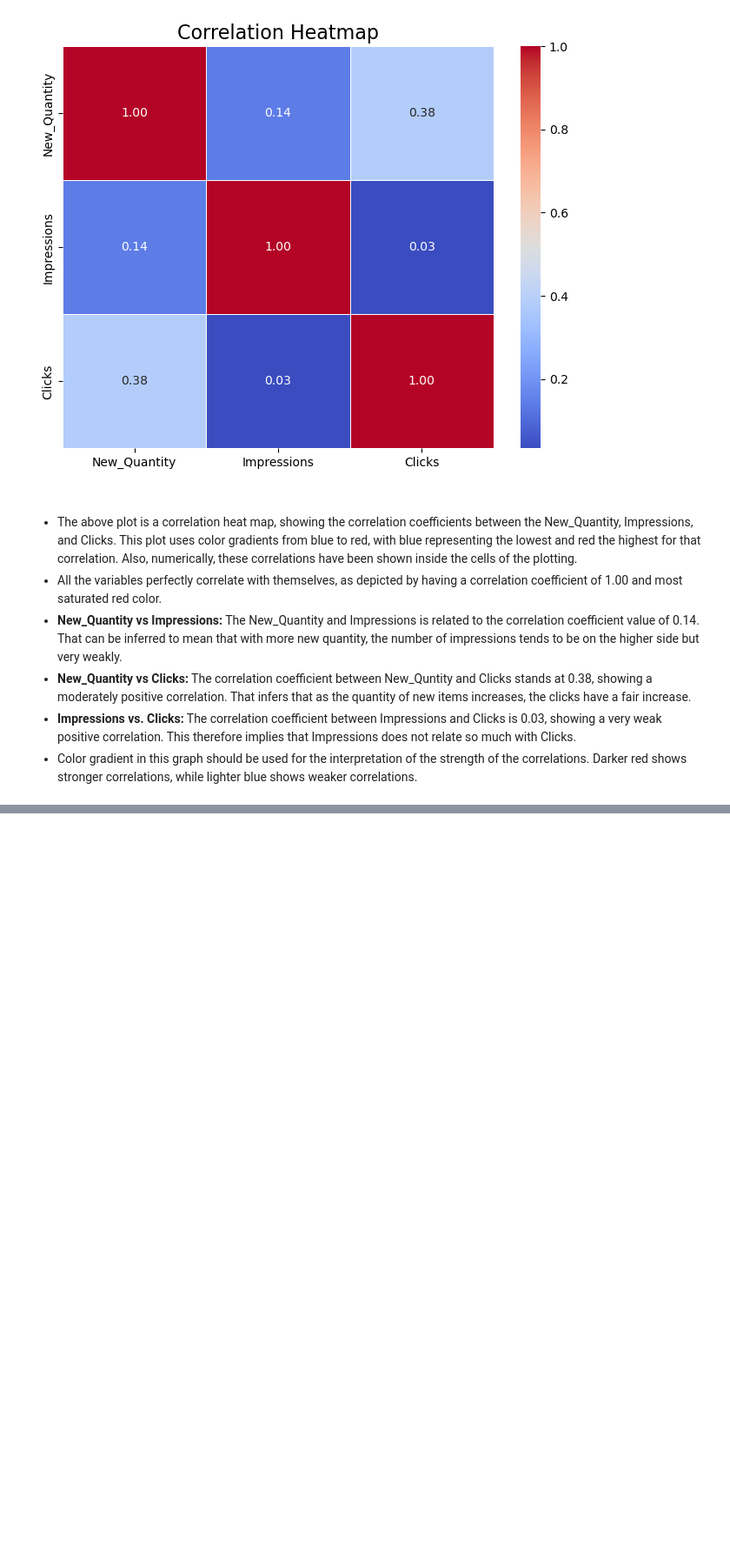
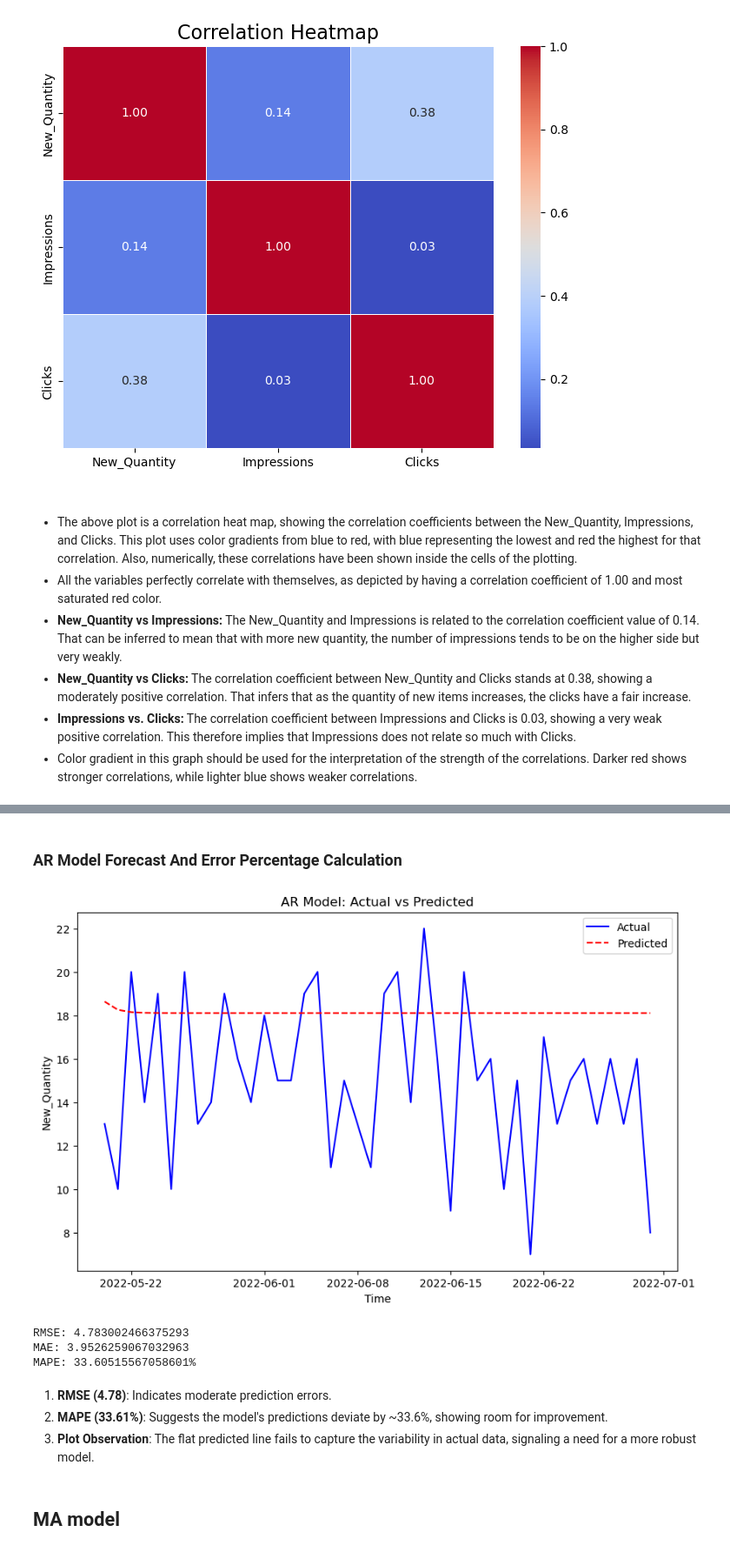
Before and after one commit to Shriya2524/Demand-forcasting, a Jupyter notebook: DEMAND_FORCASTING.ipynb, the cells around one changed output, grey strips where cells are left out. Shown at 87% size. Saved outputs shown, nothing was run; the diff lists cells and outputs as text; code cells hidden in the pictures; blank space fills up the shorter version.

```diff
--- a/DEMAND_FORCASTING.ipynb
+++ b/DEMAND_FORCASTING.ipynb
@@ -522,0 +585,10 @@ plt.show()
+# %%
+train = df['New_Quantity'][:-int(len(df) * 0.2)]  # 80% for training
+test = df['New_Quantity'][-int(len(df) * 0.2):]  # 20% for testing
+
+# Fit AutoReg (AR) model
+model = AutoReg(train, lags=1)  # lags=1 for a simple AR(1) model
+model_fit = model.fit()
+
+# Print model summary
+print(model_fit.summary())
@@ -522,0 +616,45 @@ plt.show()
+# %% [markdown]
+### AR Model Forecast And Error Percentage Calculation
+# %%
+predictions = model_fit.predict(start=len(train), end=len(df)-1, dynamic=False)
+
+# Plot the actual vs predicted values
+plt.figure(figsize=(10,6))
+plt.plot(test.index, test, label='Actual', color='blue')
+plt.plot(test.index, predictions, label='Predicted', color='red', linestyle='--')
+plt.title('AR Model: Actual vs Predicted')
+plt.xlabel('Time')
+plt.ylabel('New_Quantity')
+plt.legend()
+plt.show()
+# %% [output]
+[figure, added]
+# %%
+import numpy as np
+from sklearn.metrics import mean_squared_error, mean_absolute_error
+
+# Assuming 'test' is the actual data and 'predictions' is the model's predicted values
+
+# RMSE
+rmse = np.sqrt(mean_squared_error(test, predictions))
+
+# MAE
+mae = mean_absolute_error(test, predictions)
+
+# MAPE
+mape = np.mean(np.abs((test - predictions) / test)) * 100
+
+# Print the results
+print(f'RMSE: {rmse}')
+print(f'MAE: {mae}')
+print(f'MAPE: {mape}%')
+# %% [output]
+RMSE: 4.783002466375293
+MAE: 3.9526259067032963
+MAPE: 33.60515567058601%
+# %% [markdown]
+1. **RMSE (4.78)**: Indicates moderate prediction errors.
+2. **MAPE (33.61%)**: Suggests the model's predictions deviate by ~33.6%, showing room for improvement.
+3. **Plot Observation**: The flat predicted line fails to capture the variability in actual data, signaling a need for a more robust model.
+# %% [markdown]
+## MA model
```
Also changed, not shown: parts of 60 cells of this notebook.
